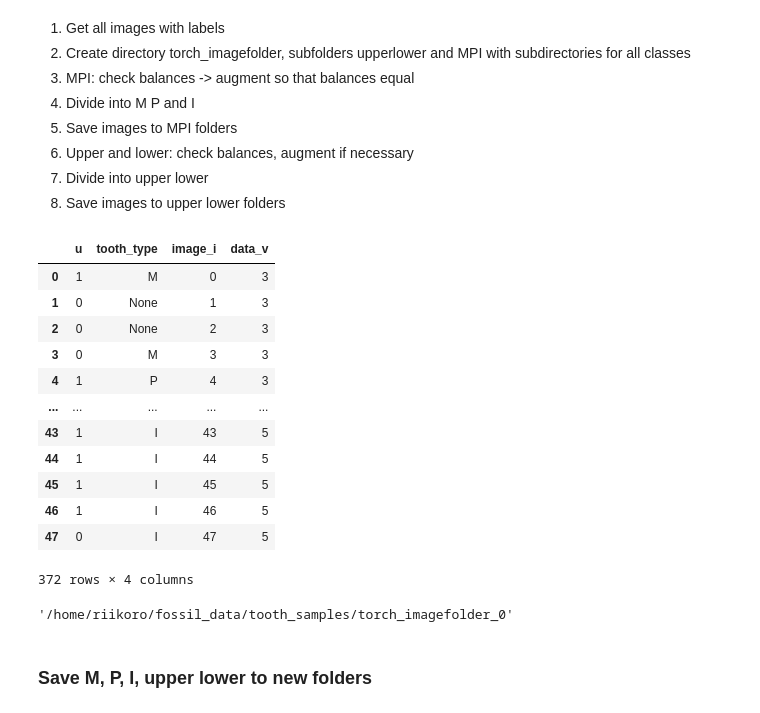
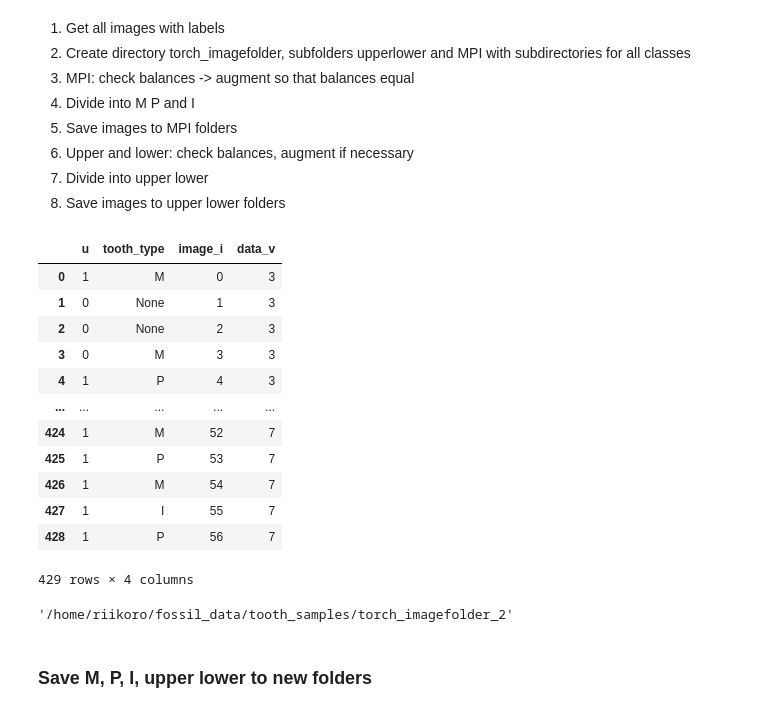
Before and after one commit to korolainenriikka/thesis, a Jupyter notebook: code/data_cleaning/data_to_imagefolder.ipynb, the cells around one changed output. Drawn from its saved outputs; the diff is of its cells as text; code cells hidden in the pictures.

```diff
--- a/code/data_cleaning/data_to_imagefolder.ipynb
+++ b/code/data_cleaning/data_to_imagefolder.ipynb
@@ -27,5 +27,5 @@ def translate(image, tx, ty, borderValue = (255,255,255)):
     return translated_image
 # %%
 # script parameters
-data_versions = [3,4,5]
+data_versions = [3,4,5,7]
 image_path = '/home/riikoro/fossil_data/tooth_samples'
@@ -52,38 +41,40 @@ image_path = '/home/riikoro/fossil_data/tooth_samples'
 # %%
 # 1. Get all labels
 def clean_azure_labels(data_version):
     tooth_labels = pd.read_csv(f'{image_path}/v{data_version}/labels.txt')
     tooth_labels['tooth_type'] = tooth_labels['tooth'].str[0] # extract first character
     del tooth_labels['tooth']
     # set labels where tooth type is unexpected to none
     tooth_labels.loc[~tooth_labels['tooth_type'].isin(['m', 'p', 'i', 'M', 'P', 'I']), 'tooth_type'] = None
     # uppercase all tooth type letters
     tooth_labels['tooth_type'] = tooth_labels['tooth_type'].str.upper()
     # add column for image index & data version to allow combining datasets
     tooth_labels['image_i'] = tooth_labels.index
     tooth_labels['data_v'] = data_version
+    tooth_labels['u'] = tooth_labels['u'].astype('Int64') # pandas automatically converts to int due to nones present
     return tooth_labels
 
 label_dfs = []
 for data_v in data_versions:
     label_dfs.append(clean_azure_labels(data_v))
 
 tooth_labels = pd.concat(label_dfs, axis=0)
+tooth_labels.reset_index(drop=True, inplace=True)
 tooth_labels
 # %% [output]
 |  | u | tooth_type | image_i | data_v |
 | 0 | 1 | M | 0 | 3 |
 | 1 | 0 | None | 1 | 3 |
 | 2 | 0 | None | 2 | 3 |
 | 3 | 0 | M | 3 | 3 |
 | 4 | 1 | P | 4 | 3 |
 | ... | ... | ... | ... | ... |
-| 43 | 1 | I | 43 | 5 |
-| 44 | 1 | I | 44 | 5 |
-| 45 | 1 | I | 45 | 5 |
-| 46 | 1 | I | 46 | 5 |
-| 47 | 0 | I | 47 | 5 |
+| 424 | 1 | M | 52 | 7 |
+| 425 | 1 | P | 53 | 7 |
+| 426 | 1 | M | 54 | 7 |
+| 427 | 1 | I | 55 | 7 |
+| 428 | 1 | P | 56 | 7 |
-372 rows × 4 columns
+429 rows × 4 columns
 # %%
 # 1. Get all images
 filenames = []
@@ -102,12 +91,21 @@ while(1):
     try:
         os.mkdir(f'{image_path}/torch_imagefolder_{i}')
         os.mkdir(f'{image_path}/torch_imagefolder_{i}/MPI')
-        os.mkdir(f'{image_path}/torch_imagefolder_{i}/MPI/M')
-        os.mkdir(f'{image_path}/torch_imagefolder_{i}/MPI/P')
-        os.mkdir(f'{image_path}/torch_imagefolder_{i}/MPI/I')
+        os.mkdir(f'{image_path}/torch_imagefolder_{i}/MPI/train')
+        os.mkdir(f'{image_path}/torch_imagefolder_{i}/MPI/train/M')
+        os.mkdir(f'{image_path}/torch_imagefolder_{i}/MPI/train/P')
+        os.mkdir(f'{image_path}/torch_imagefolder_{i}/MPI/train/I')
+        os.mkdir(f'{image_path}/torch_imagefolder_{i}/MPI/test')
+        os.mkdir(f'{image_path}/torch_imagefolder_{i}/MPI/test/M')
+        os.mkdir(f'{image_path}/torch_imagefolder_{i}/MPI/test/P')
+        os.mkdir(f'{image_path}/torch_imagefolder_{i}/MPI/test/I')
         os.mkdir(f'{image_path}/torch_imagefolder_{i}/upperlower')
-        os.mkdir(f'{image_path}/torch_imagefolder_{i}/upperlower/upper')
-        os.mkdir(f'{image_path}/torch_imagefolder_{i}/upperlower/lower')
+        os.mkdir(f'{image_path}/torch_imagefolder_{i}/upperlower/train')
+        os.mkdir(f'{image_path}/torch_imagefolder_{i}/upperlower/test')
+        os.mkdir(f'{image_path}/torch_imagefolder_{i}/upperlower/train/upper')
+        os.mkdir(f'{image_path}/torch_imagefolder_{i}/upperlower/train/lower')
+        os.mkdir(f'{image_path}/torch_imagefolder_{i}/upperlower/test/upper')
+        os.mkdir(f'{image_path}/torch_imagefolder_{i}/upperlower/test/lower')
         break
     except FileExistsError:
         i += 1
@@ -115,6 +113,6 @@ while(1):
 torch_imagefolder_path = f'{image_path}/torch_imagefolder_{i}'
 torch_imagefolder_path
 # %% [output]
-'/home/riikoro/fossil_data/tooth_samples/torch_imagefolder_0'
+'/home/riikoro/fossil_data/tooth_samples/torch_imagefolder_2'
 # %% [markdown]
 ### Save M, P, I, upper lower to new folders
```
Also changed, not shown: parts of 10 cells of this notebook.
